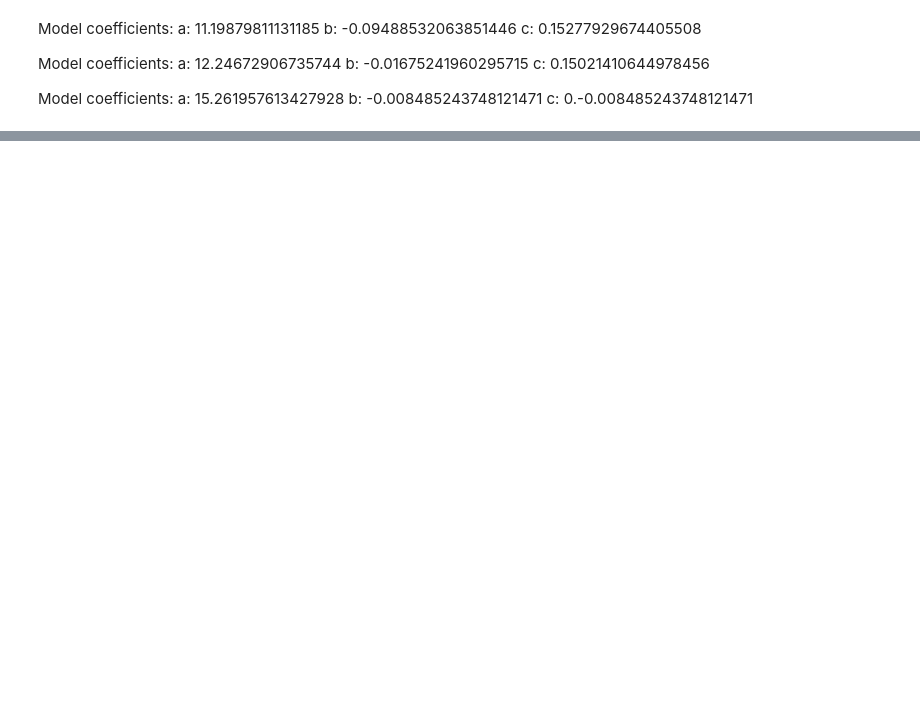
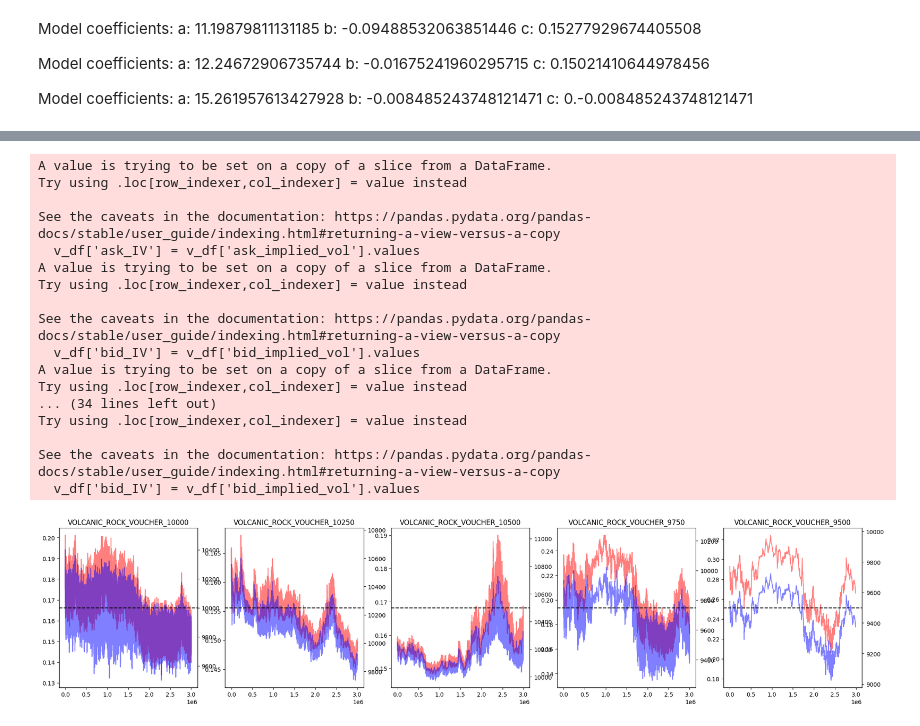
Before and after one commit to chrispyroberts/imc-prosperity-3, a Jupyter notebook: ROUND 3/round3 analysis.ipynb, the cells around one changed output, grey strips where cells are left out. Drawn from its saved outputs; the diff is of its cells as text; code cells hidden in the pictures; blank space fills up the shorter version.

```diff
--- a/ROUND 3/round3 analysis.ipynb
+++ b/ROUND 3/round3 analysis.ipynb
@@ -211,9 +102,9 @@ def implied_volatility(row, product, call_price, spot, strike, time_to_expiry, r
 
     try:
         # Using Brent's method to find the root of the equation
-        implied_vol = brentq(equation, 1e-10, 3.0, xtol=1e-10)
+        implied_vol = brentq(equation, 1e-3, 3.0, xtol=1e-10)
     except:
-        print(row, product, 'very far out of the money, returning 0')
+        # print(row, product, 'very far out of the money, returning 0')
         return 0 # has no volatility because so far out of the money
 
     return implied_vol
@@ -341,14 +154,0 @@ for i, voucher1 in enumerate(vouchers):
-# %%
-vouchers = vouchers_df['product'].unique()
-
-i = 1
-plt.figure(figsize=(25, 5))
-for voucher in vouchers:
-    df = vouchers_df[vouchers_df['product'] == voucher]
-
-    iv = fix_data(df['implied_vol'].values)
-    plt.subplot(1, 5, i)
-    i+=1
-    plt.plot(iv)
-    plt.axhline(y=rv, color='r', linestyle='--')
-    plt.title(voucher)
@@ -387,3 +171,5 @@ Name: day, Length: 150000, dtype: int32
+# %%
+vouchers_df = voucher_df[voucher_df['bid_implied_vol'] > 1e-3]
 # %% [markdown]
 Model coefficients:
 a: 11.19879811131185
@@ -471,0 +302,47 @@ plt.show()
+# %%
+# i want to keep 10000 voucher and 10250 voucher and 10500 voucher
+dfs = []
+vouchers = ['VOLCANIC_ROCK_VOUCHER_10000', 'VOLCANIC_ROCK_VOUCHER_10250', 'VOLCANIC_ROCK_VOUCHER_10500',
+            'VOLCANIC_ROCK_VOUCHER_9750', 'VOLCANIC_ROCK_VOUCHER_9500']
+
+# vouchers = ['VOLCANIC_ROCK_VOUCHER_9750']
+
+window = 2
+
+plt.figure(figsize=(25, 5))
+for voucher in vouchers:
+    v_df = vouchers_df[vouchers_df['product'] == voucher]
+    v_df['ask_IV'] = v_df['ask_implied_vol'].values
+    v_df['bid_IV'] = v_df['bid_implied_vol'].values
+
+
+    plt.subplot(1, 5, vouchers.index(voucher)+1)
+
+    plt.plot(v_df['timestamp'], v_df['ask_IV'], label=voucher, alpha=0.5, c='red')
+    plt.plot(v_df['timestamp'], v_df['bid_IV'], label=voucher, alpha=0.5, c='blue')
+    plt.twinx()
+    plt.axhline(y=v_df['strike_price'].values[0], color='black', linestyle='--')
+    plt.title(voucher)
+
+
+# copy_df = pd.concat(dfs)
+# copy_df.reset_index(drop=True, inplace=True)
+# %% [output]
+A value is trying to be set on a copy of a slice from a DataFrame.
+Try using .loc[row_indexer,col_indexer] = value instead
+
+See the caveats in the documentation: https://pandas.pydata.org/pandas-docs/stable/user_guide/indexing.html#returning-a-view-versus-a-copy
+  v_df['ask_IV'] = v_df['ask_implied_vol'].values
+A value is trying to be set on a copy of a slice from a DataFrame.
+Try using .loc[row_indexer,col_indexer] = value instead
+
+See the caveats in the documentation: https://pandas.pydata.org/pandas-docs/stable/user_guide/indexing.html#returning-a-view-versus-a-copy
+  v_df['bid_IV'] = v_df['bid_implied_vol'].values
+A value is trying to be set on a copy of a slice from a DataFrame.
+Try using .loc[row_indexer,col_indexer] = value instead
+... (34 lines left out)
+Try using .loc[row_indexer,col_indexer] = value instead
+
+See the caveats in the documentation: https://pandas.pydata.org/pandas-docs/stable/user_guide/indexing.html#returning-a-view-versus-a-copy
+  v_df['bid_IV'] = v_df['bid_implied_vol'].values
+[figure, added]
```
Also changed, not shown: parts of 63 cells of this notebook, 2 other files.
